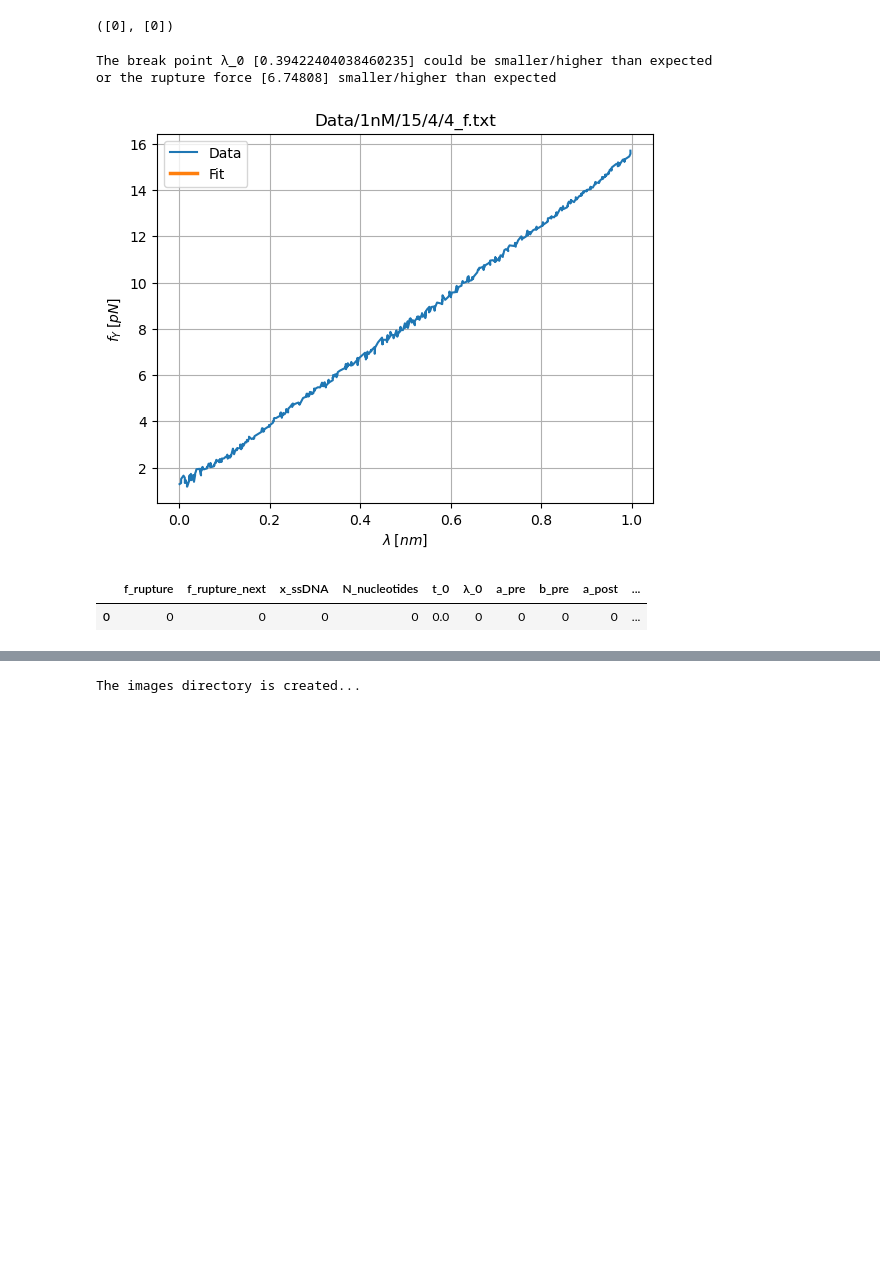
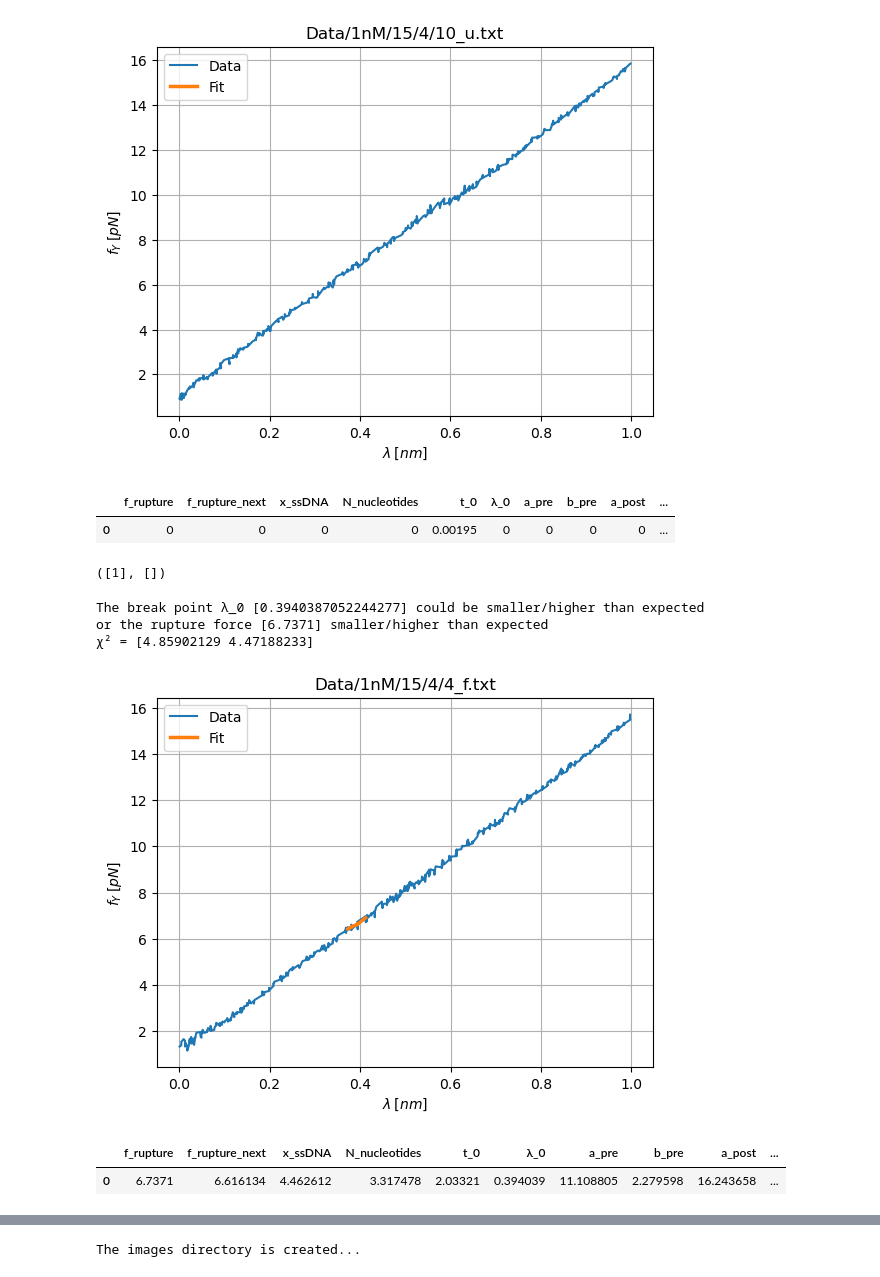
Before and after one commit to RiccardoTancredi/FluctuationTheorem, a Jupyter notebook: 1nM_f_max_15.ipynb, the cells around one changed output, grey strips where cells are left out. Drawn from its saved outputs; the diff is of its cells as text; code cells hidden in the pictures; blank space fills up the shorter version.

```diff
--- a/1nM_f_max_15.ipynb
+++ b/1nM_f_max_15.ipynb
@@ -25,18 +26,24 @@ reading.params_df
+# %%
+file = reading.readTxt(number=4, N=10, ty='u', forced_reshaped=0, graph=True)
+reading.params_df
+# %% [output]
+[figure, added]
+|  | f_rupture | f_rupture_next | x_ssDNA | N_nucleotides | t_0 | λ_0 | a_pre | b_pre | a_post | ... |
+| 0 | 0 | 0 | 0 | 0 | 0.00195 | 0 | 0 | 0 | 0 | ... |
 # %%
-reading.f_rupture, reading.f_rupture_next
+reading.linear, reading.best
 # %% [output]
-([0], [0])
+([1], [])
 # %%
 file = reading.readTxt(number=4, N=4, ty='f', graph=True)
+reading.params_df
 # %% [output]
-The break point λ_0 [0.39422404038460235] could be smaller/higher than expected
-or the rupture force [6.74808] smaller/higher than expected
+The break point λ_0 [0.3940387052244277] could be smaller/higher than expected
+or the rupture force [6.7371] smaller/higher than expected
+χ² = [4.85902129 4.47188233]
-[figure, old version]
+[figure, new version]
+|  | f_rupture | f_rupture_next | x_ssDNA | N_nucleotides | t_0 | λ_0 | a_pre | b_pre | a_post | ... |
+| 0 | 6.7371 | 6.616134 | 4.462612 | 3.317478 | 2.03321 | 0.394039 | 11.108805 | 2.279598 | 16.243658 | ... |
-# %%
-reading.params_df
-# %% [output]
-|  | f_rupture | f_rupture_next | x_ssDNA | N_nucleotides | t_0 | λ_0 | a_pre | b_pre | a_post | ... |
-| 0 | 0 | 0 | 0 | 0 | 0.0 | 0 | 0 | 0 | 0 | ... |
 # %%
 # plt.plot(reading.λ[:600], reading.force_Y[:600])
 # plt.scatter(reading.λ_0, reading.f_rupture, marker="^", c="red")
```
Also changed, not shown: parts of 17 cells of this notebook, 10 other files.
